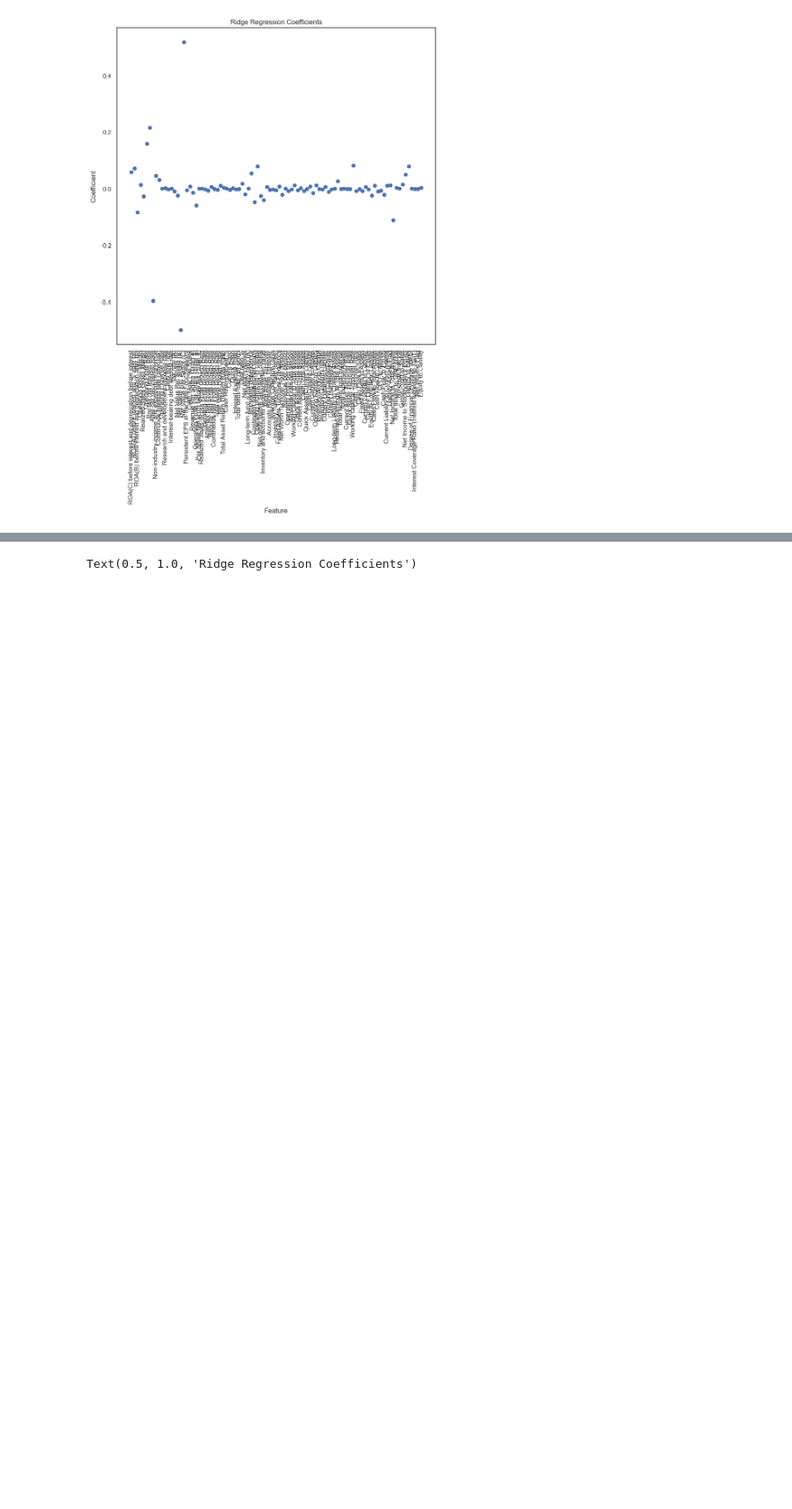
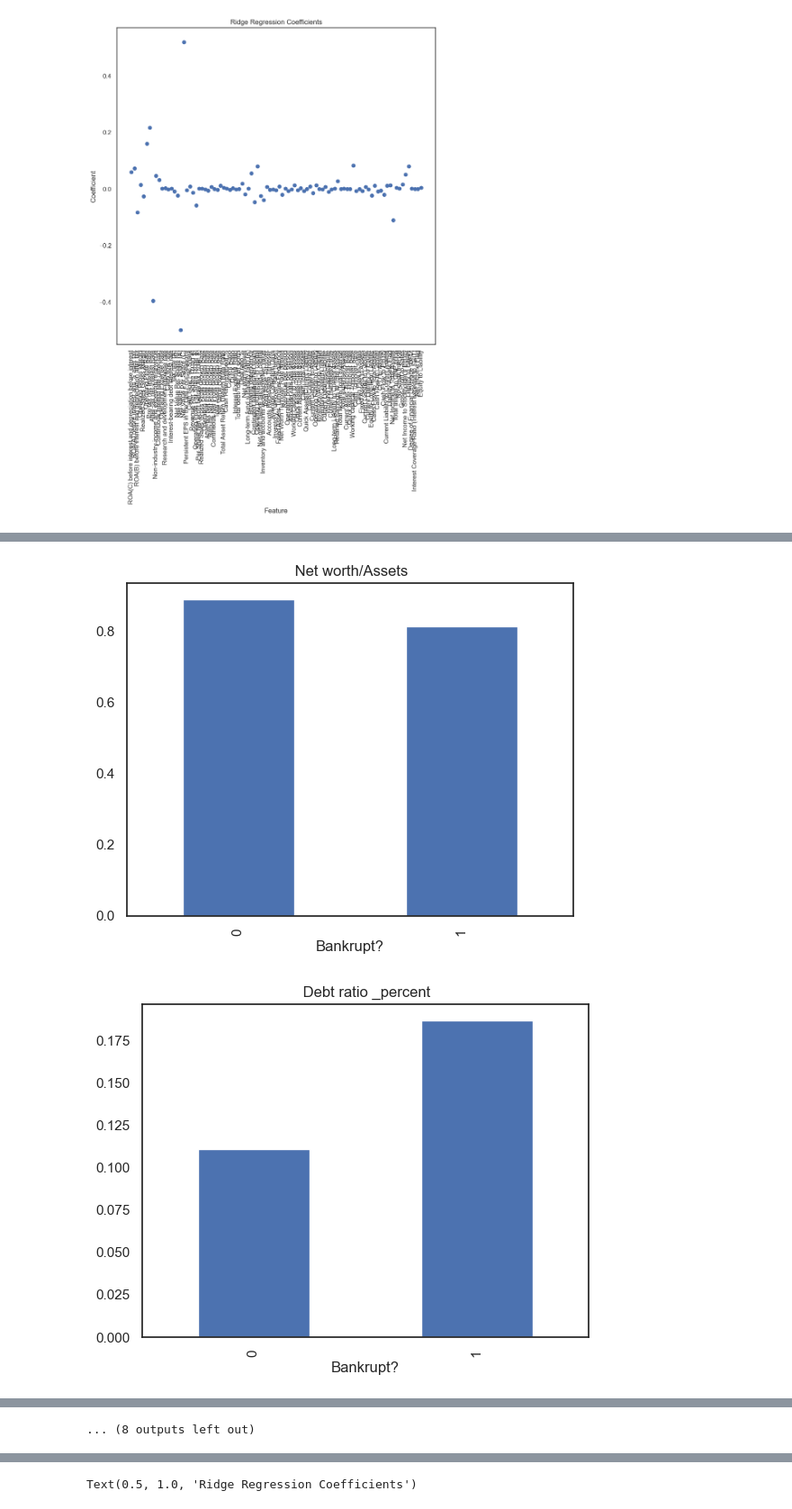
Before and after one commit to VedanshiShah7/Machine-Learning-In-Finance, a Jupyter notebook: Final Project/final_project.ipynb, the cells around one changed output, grey strips where cells are left out. Shown at 90% size. Drawn from its saved outputs; the diff is of its cells as text; code cells hidden in the pictures; blank space fills up the shorter version.

```diff
--- a/Final Project/final_project.ipynb
+++ b/Final Project/final_project.ipynb
@@ -90,0 +116,4 @@ Text(0.5, 1.0, 'Ridge Regression Coefficients')
+# %%
+import pandas as pd
+data = pd.read_csv('data.csv')
+data
@@ -90,0 +134,3 @@ Text(0.5, 1.0, 'Ridge Regression Coefficients')
+# %%
+# change column name with % to _percent
+data.columns = data.columns.str.replace('%', '_percent')
@@ -90,0 +390,2 @@ Text(0.5, 1.0, 'Ridge Regression Coefficients')
+# %%
+X = data.drop('Bankrupt?', axis=1)
@@ -90,0 +408,15 @@ Text(0.5, 1.0, 'Ridge Regression Coefficients')
+# %%
+# data with mean of each column for each bankrupt value
+X.groupby('Bankrupt?').mean()
+
+# graph the mean of each column for each bankrupt value individually
+for col in X.columns:
+    if col != 'Bankrupt?':
+        X.groupby('Bankrupt?').mean()[col].plot(kind='bar')
+        plt.title(col)
+        plt.show()
+    else:
+        continue
+# %% [output]
+[figure, added]
+[figure, added]
@@ -90,0 +433 @@ Text(0.5, 1.0, 'Ridge Regression Coefficients')
+... (8 outputs left out)
```
Also changed, not shown: parts of 21 cells of this notebook.
